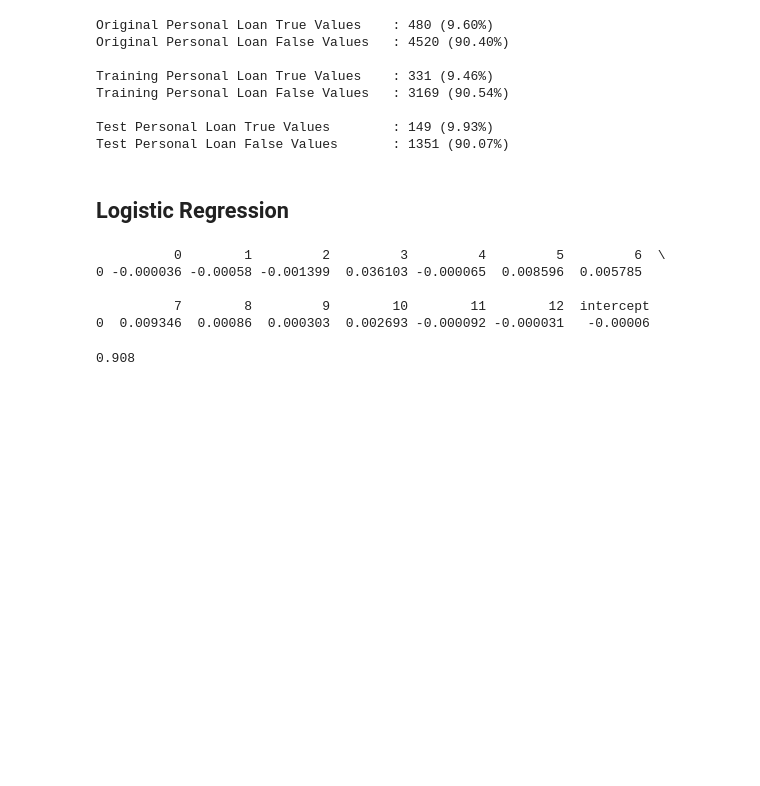
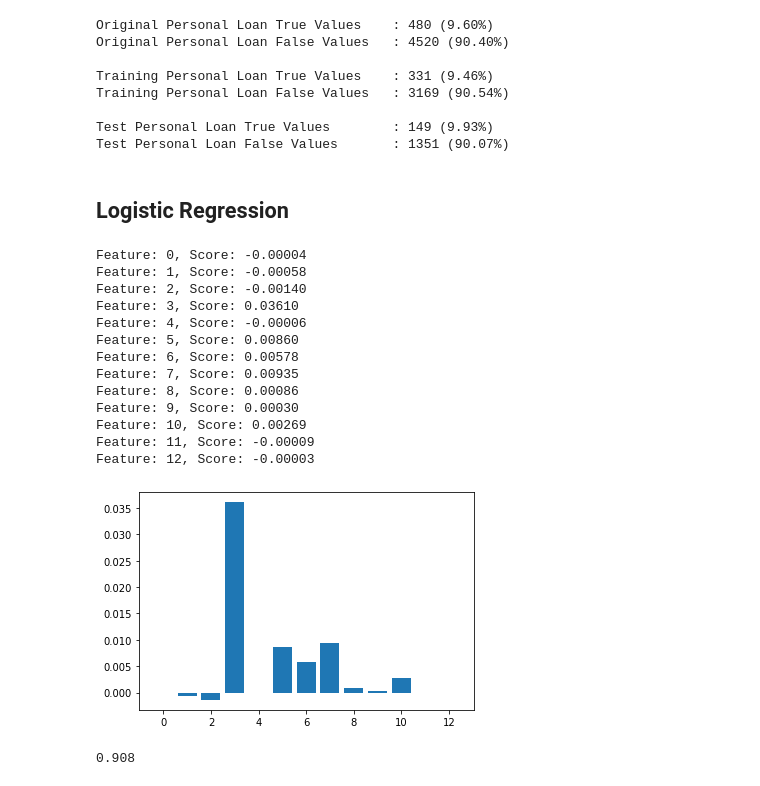
Before and after one commit to lauren-alexandra/personal-loan-campaign, a Jupyter notebook: Personal_Loan_Campaign.ipynb, the cells around one changed output. Saved outputs shown, nothing was run; the diff lists cells and outputs as text; code cells hidden in the pictures; blank space fills up the shorter version.

```diff
--- a/Personal_Loan_Campaign.ipynb
+++ b/Personal_Loan_Campaign.ipynb
@@ -295,16 +298,32 @@ model.fit(x_train, y_train)
 
 # Predict on testing data
 y_predict = model.predict(x_test)
-
-coef_df = pd.DataFrame(model.coef_)
-coef_df['intercept'] = model.intercept_
-print(coef_df)
-# %% [output]
-          0        1         2         3         4         5         6  \
-0 -0.000036 -0.00058 -0.001399  0.036103 -0.000065  0.008596  0.005785
-
-          7        8         9        10        11        12  intercept
-0  0.009346  0.00086  0.000303  0.002693 -0.000092 -0.000031   -0.00006
+# %%
+# get importance
+importance = model.coef_[0]
+
+# summarize feature importance
+for i,v in enumerate(importance):
+    print('Feature: %0d, Score: %.5f' % (i,v))
+
+# plot feature importance
+plt.bar([x for x in range(len(importance))], importance)
+plt.show()
+# %% [output]
+Feature: 0, Score: -0.00004
+Feature: 1, Score: -0.00058
+Feature: 2, Score: -0.00140
+Feature: 3, Score: 0.03610
+Feature: 4, Score: -0.00006
+Feature: 5, Score: 0.00860
+Feature: 6, Score: 0.00578
+Feature: 7, Score: 0.00935
+Feature: 8, Score: 0.00086
+Feature: 9, Score: 0.00030
+Feature: 10, Score: 0.00269
+Feature: 11, Score: -0.00009
+Feature: 12, Score: -0.00003
+[figure, added]
 # %%
 model_score = model.score(x_test, y_test)
 print(model_score)
```
Also changed, not shown: parts of 3 cells of this notebook.
